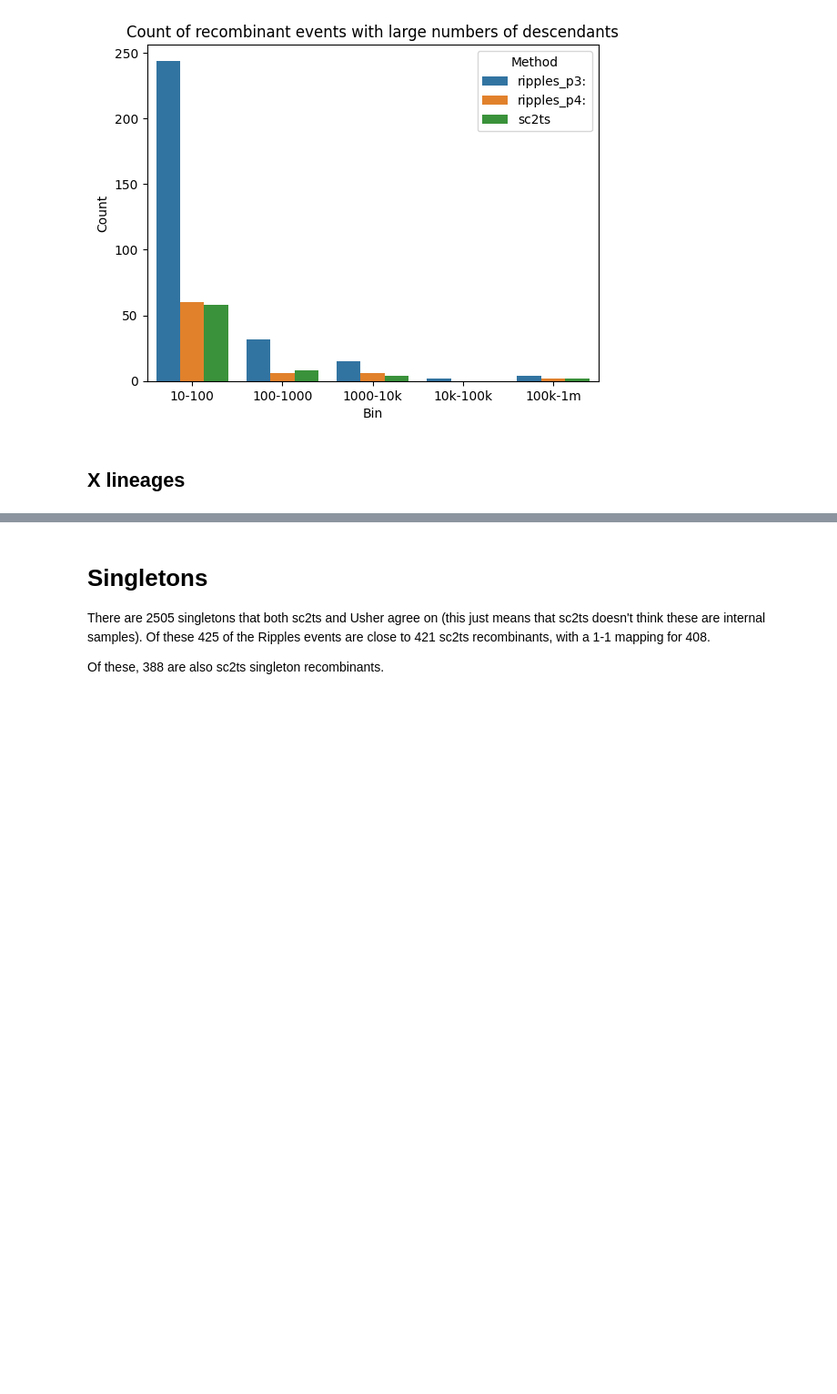
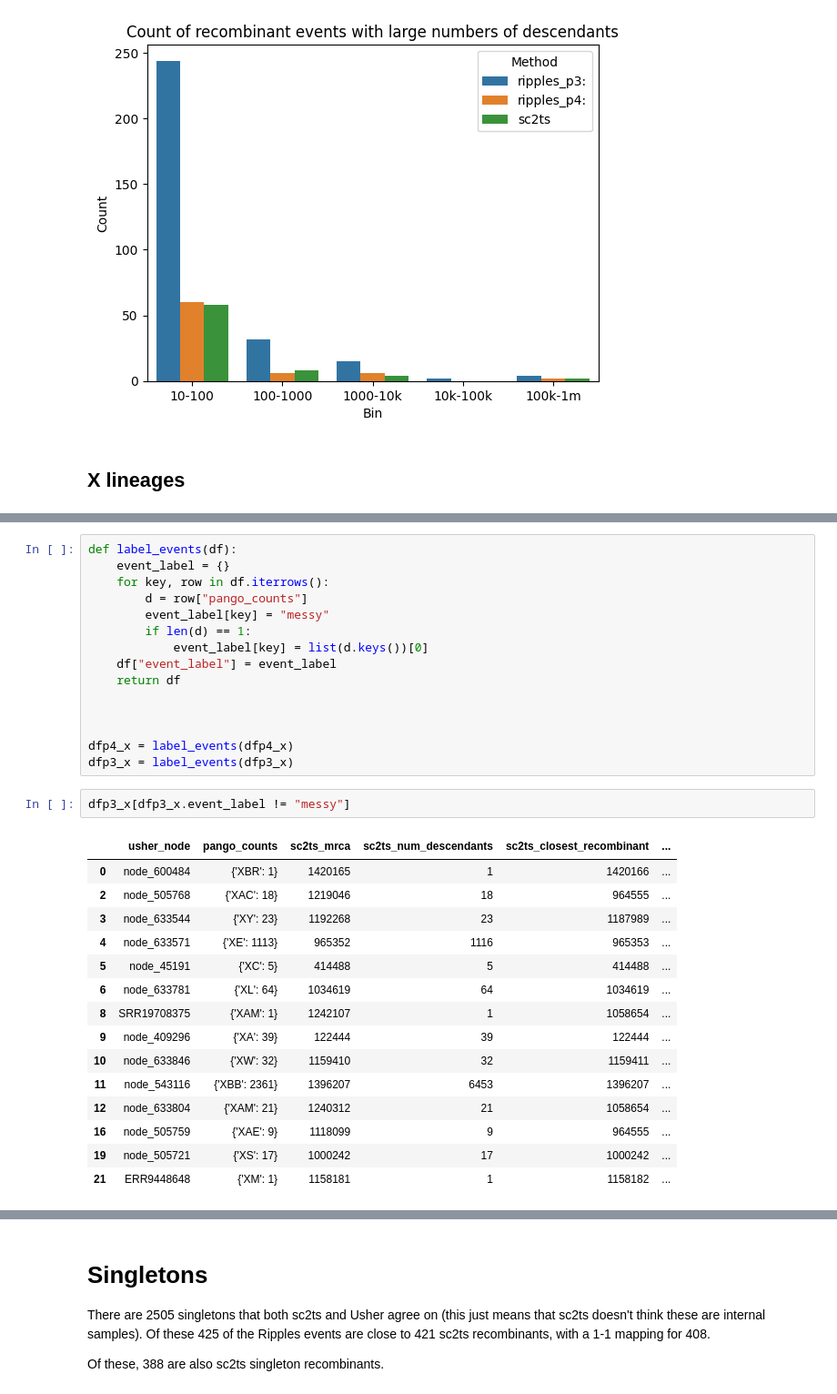
Before and after one commit to jeromekelleher/sc2ts-paper, a Jupyter notebook: notebooks/analysis_ripples.ipynb, the cells around one changed output, grey strips where cells are left out. Shown at 91% size. Drawn from its saved outputs; the diff is of its cells as text; blank space fills up the shorter version.

```diff
--- a/notebooks/analysis_ripples.ipynb
+++ b/notebooks/analysis_ripples.ipynb
@@ -154,0 +298,33 @@ dfp3_x[dfp3_x["sc2ts_num_descendants"] != dfp3_x["usher_num_descendants"]]
+# %%
+def label_events(df):
+    event_label = {}
+    for key, row in df.iterrows():
+        d = row["pango_counts"]
+        event_label[key] = "messy"
+        if len(d) == 1:
+            event_label[key] = list(d.keys())[0]
+    df["event_label"] = event_label
+    return df
+
+
+
+dfp4_x = label_events(dfp4_x)
+dfp3_x = label_events(dfp3_x)
+# %%
+dfp3_x[dfp3_x.event_label != "messy"]
+# %% [output]
+|  | usher_node | pango_counts | sc2ts_mrca | sc2ts_num_descendants | sc2ts_closest_recombinant | ... |
+| 0 | node_600484 | {'XBR': 1} | 1420165 | 1 | 1420166 | ... |
+| 2 | node_505768 | {'XAC': 18} | 1219046 | 18 | 964555 | ... |
+| 3 | node_633544 | {'XY': 23} | 1192268 | 23 | 1187989 | ... |
+| 4 | node_633571 | {'XE': 1113} | 965352 | 1116 | 965353 | ... |
+| 5 | node_45191 | {'XC': 5} | 414488 | 5 | 414488 | ... |
+| 6 | node_633781 | {'XL': 64} | 1034619 | 64 | 1034619 | ... |
+| 8 | SRR19708375 | {'XAM': 1} | 1242107 | 1 | 1058654 | ... |
+| 9 | node_409296 | {'XA': 39} | 122444 | 39 | 122444 | ... |
+| 10 | node_633846 | {'XW': 32} | 1159410 | 32 | 1159411 | ... |
+| 11 | node_543116 | {'XBB': 2361} | 1396207 | 6453 | 1396207 | ... |
+| 12 | node_633804 | {'XAM': 21} | 1240312 | 21 | 1058654 | ... |
+| 16 | node_505759 | {'XAE': 9} | 1118099 | 9 | 964555 | ... |
+| 19 | node_505721 | {'XS': 17} | 1000242 | 17 | 1000242 | ... |
+| 21 | ERR9448648 | {'XM': 1} | 1158181 | 1 | 1158182 | ... |
```
Also changed, not shown: parts of 30 cells of this notebook, 1 other file.
